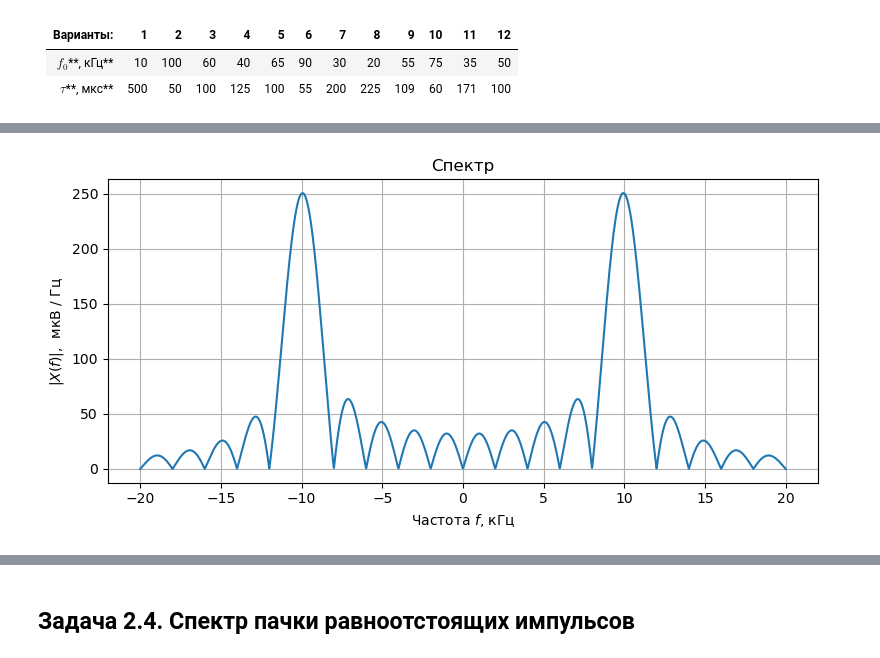
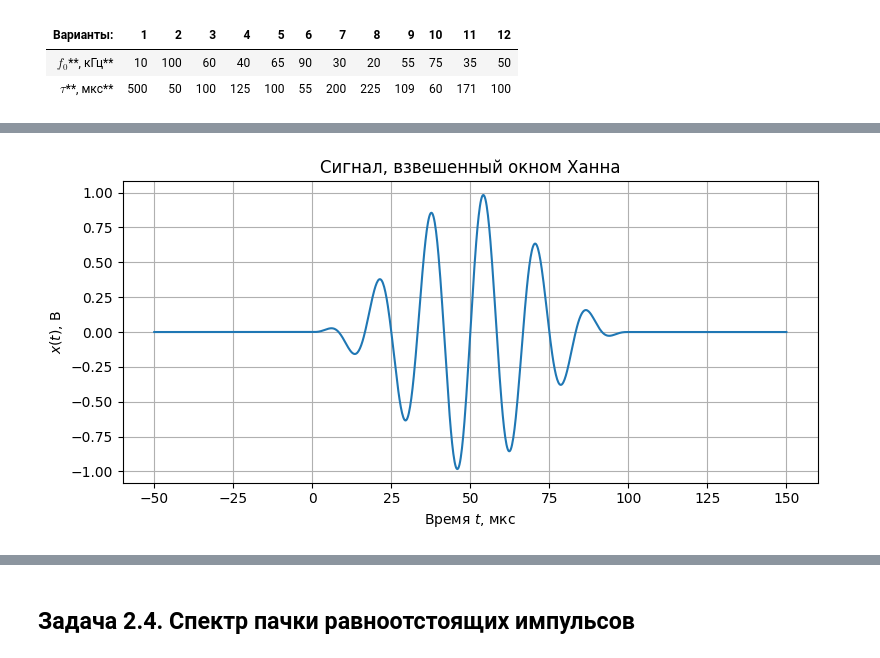
Before and after one commit to Amlola/RadiophysicalLabs, a Jupyter notebook: Lab1/Lab1_task_ChursinV_var3.ipynb, the cells around one changed output, grey strips where cells are left out. Drawn from its saved outputs; the diff is of its cells as text; code cells hidden in the pictures.

```diff
--- a/Lab1/Lab1_task_ChursinV_var3.ipynb
+++ b/Lab1/Lab1_task_ChursinV_var3.ipynb
@@ -248,6 +252,6 @@ my_fun(0.5pi) = 0.6366197723675814
 # %%
-N=25                                    # Число отсчетов по времени
-f0=200.0                                # Частота синусоиды в Гц
+N=30                                    # Число отсчетов по времени
+f0=400.0                                # Частота синусоиды в Гц
 fs=2000.0                               # Частота дискретизации в Гц
 k=np.arange(N)                          # Mассив времен k от 0 до N-1 с шагом 1
 x=np.sin(2*np.pi*(f0/fs)*k)             # Последовательность x[k]
@@ -514,6 +663,6 @@ plt.show()
 # %%
-f0=10*1e3       # 10 кГц
-tau=500*1e-6    # 500 мкс
+f0=60*1e3       # 60 кГц
+tau=100*1e-6    # 100 мкс
 
 def sin_with_boxcar(t, tau):
     if 0<=t<=tau:
@@ -524,12 +673,85 @@ def sin_with_boxcar(t, tau):
     else:
         return 0.0
 
+def sin_with_Hann(t, tau):
+    if 0 <= t <= tau:
+        return np.sin(2 * np.pi * f0 * t) * (0.5 + 0.5 * np.cos(np.pi * (t - tau/2) / (tau/2)))
+    else:
+        return 0.0
+
 f_band=np.linspace(-2*f0, 2*f0, 2000)
+t_band=np.linspace(-0.5*tau, 1.5*tau, 1024)
 
-t_band=np.linspace(-0.5*tau, 1.5*tau, 1024)
 plt.figure(figsize=[8, 4])
 plt.plot(t_band*1e6, [sin_with_boxcar(t, tau) for t in t_band])
-plt.title("Сигнал")
+plt.title("Сигнал, взвешенный прямоугольный окном")
+plt.xlabel("Время $t$, мкс")
+plt.ylabel("$x(t)$, В")
+plt.tight_layout()
+plt.grid()
+
+plt.figure(figsize=[8, 4])
+plt.plot(t_band*1e6, [sin_with_Hann(t, tau) for t in t_band])
+plt.title("Сигнал, взвешенный окном Ханна")
+plt.xlabel("Время $t$, мкс")
+plt.ylabel("$x(t)$, В")
+plt.tight_layout()
+plt.grid()
+
+
+def find_first_minimum_right(spectrum, start_idx):
+    i = start_idx
+    while i < len(spectrum) - 1 and not (spectrum[i] <= spectrum[i-1] and spectrum[i] <= spectrum[i+1]):
+        i += 1
+    return i
+
+ft_box = fourier_transform(signal=sin_with_boxcar, f_band=f_band, tau=tau,
+                          t1=-2*tau, t2=2*tau, res_type="abs")
+
+idx_f0 = np.where(f_band >= f0)[0][0]
+idx_min = find_first_minimum_right(ft_box, idx_f0)
+
+print("Прямоугольное окно")
+print(f"Ширина главного лепестка: {2 * f_band[idx_min]:.2f} Гц")
+print(f"|X(f_0)| = {ft_box[idx_f0] * 1e6:.2f} мкВ")
+
+ft_hann = fourier_transform(signal=sin_with_Hann, f_band=f_band, tau=tau,
+                           t1=-2*tau, t2=2*tau, res_type="abs")
+
+idx_f0_hann = np.where(f_band >= f0)[0][0]
+idx_min_hann = find_first_minimum_right(ft_hann, idx_f0_hann)
+
+print("\nОкно Ханна")
+print(f"Ширина главного лепестка: {(f_band[idx_min_hann] - f_band[2 * idx_f0_hann - idx_min_hann]):.2f} Гц")
+print(f"|X(f_0)| = {ft_hann[idx_f0_hann] * 1e6:.2f} мкВ")
+
+fig, (ax1, ax2) = plt.subplots(1, 2, figsize=(14, 4))
+
+ax1.plot(f_band/1e3, ft_box*1e6)
+ax1.set_title("Спектр сигнала, взвешенного прямоугольным окном")
+ax1.set_xlabel("Частота $f$, кГц")
+ax1.set_ylabel("$|X(f)|$, мкВ / Гц")
+ax1.grid(True)
+
+ax2.plot(f_band/1e3, ft_hann*1e6)
+ax2.set_title("Спектр сигнала, взвешенного окном Ханна")
+ax2.set_xlabel("Частота $f$, кГц")
+ax2.set_ylabel("$|X(f)|$, мкВ / Гц")
+ax2.grid(True)
+
+plt.tight_layout()
+plt.show()
+
+
+def sin_base_with_boxcar(t, tau):
+    return np.sin(2*np.pi*f0*t)
+
+f_band=np.linspace(-2*f0, 2*f0, 2000)
+t_band=np.linspace(-0.5*tau, 1.5*tau, 1024)
+
+plt.figure(figsize=[8, 4])
+plt.plot(t_band*1e6, [sin_base_with_boxcar(t, tau) for t in t_band])
+plt.title("Базовый периодический сигнал")
 plt.xlabel("Время $t$, мкс")
 plt.ylabel("$x(t)$, В")
 plt.tight_layout()
@@ -537,11 +759,12 @@ plt.grid()
 plt.show()
 
 plt.figure(figsize=[8, 4])
-plt.plot(f_band/1e3, fourier_transform(signal=sin_with_boxcar, f_band=f_band, tau=tau, t1=-2*tau, t2=2*tau, res_type="abs")*1e6)
-plt.title("Спектр")
+plt.plot(f_band/1e3, fourier_transform(signal=sin_base_with_boxcar, f_band=f_band, tau=tau, t1=-2*tau, t2=2*tau, res_type="abs")*1e6)
+plt.title("Спектр базового периодического сигнала")
 plt.xlabel("Частота $f$, кГц")
 plt.ylabel("$|X(f)|$,  мкВ / Гц")
 plt.tight_layout()
+plt.xticks(np.arange(-60, 60, 10))
 plt.grid()
 plt.show()
 # %% [output]
@@ -549 +779 @@ plt.show()
-[figure, old version]
+[figure, new version]
```
Also changed, not shown: parts of 28 cells of this notebook.
